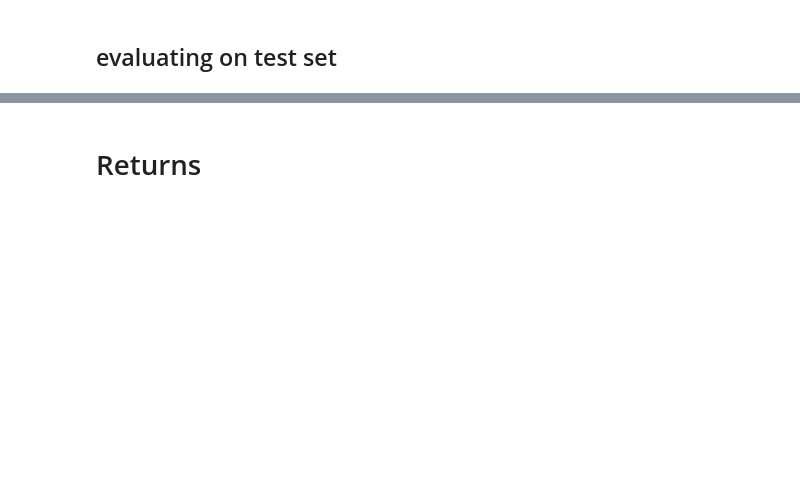
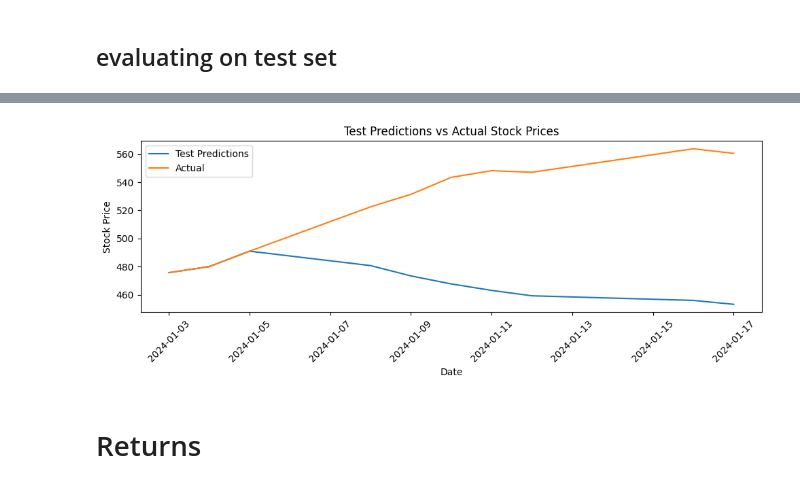
Before and after one commit to GustavLundberg1/LSTM-Neural-Network-for-Stock-Market-prediciton, a Jupyter notebook: main.ipynb, the cells around one changed output, grey strips where cells are left out. Cells and saved outputs as stored; diff of their text form; code cells hidden in the pictures; blank space fills up the shorter version.

```diff
--- a/main.ipynb
+++ b/main.ipynb
@@ -209,7 +186,7 @@ from keras.models import load_model
 from keras.optimizers import Adam
 
 
-model = load_model('trained_models/baseline_2.keras')
+model = load_model('trained_models/baseline.keras')
 
 
 windowed_test_df = generate_windowed_dataset(test_df, '2024-01-05', '2024-01-15', 'Close',3)
@@ -221,7 +198,7 @@ loss, mae = model.evaluate(X_test, y_test)
 print(f'Test Loss: {loss}')
 print(f'Test Mean Absolute Error: {mae}')
 
-n = 3
+n = 10
 s = 1
 
 
@@ -263,3 +249,4 @@ Unable to get group info (bad symbol table node signature)
+[figure, added]
 # %% [markdown]
 # Returns
 # %%
```
Also changed, not shown: parts of 13 cells of this notebook.
